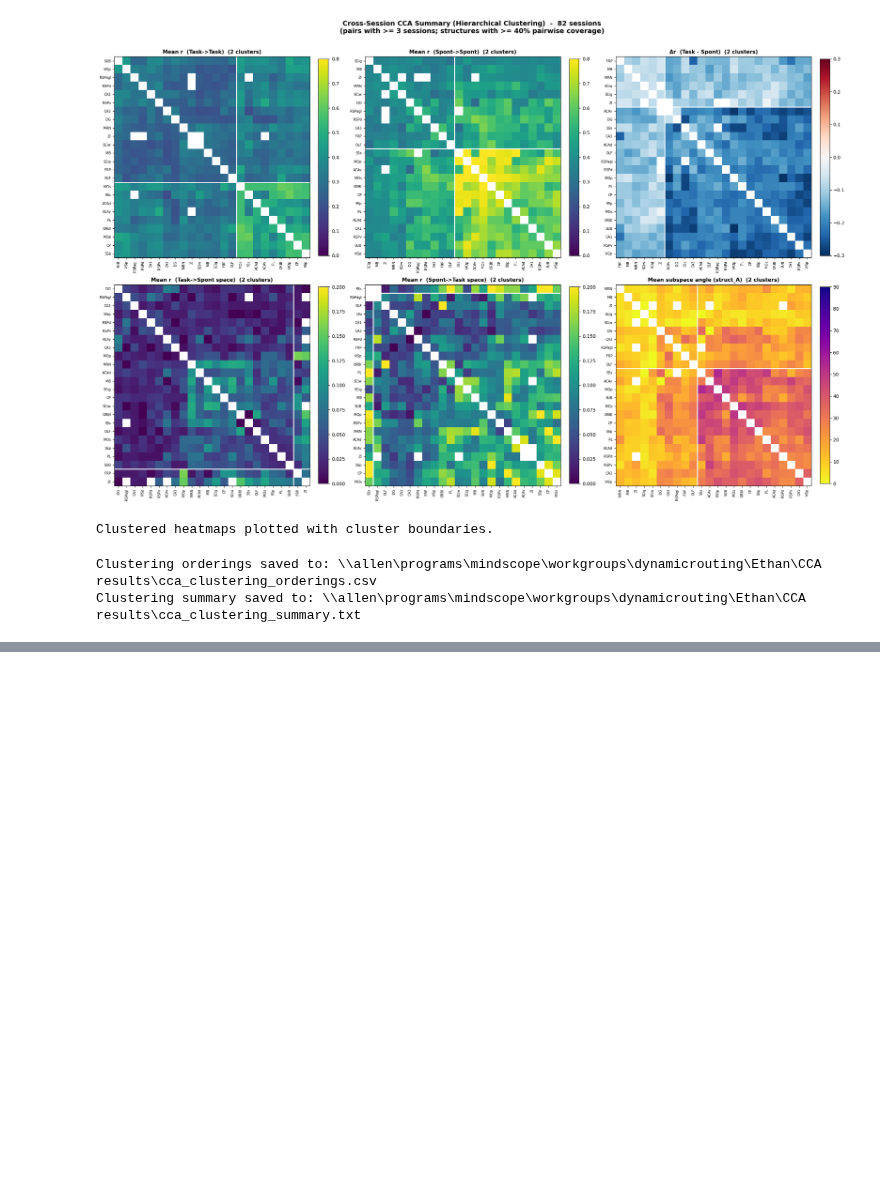
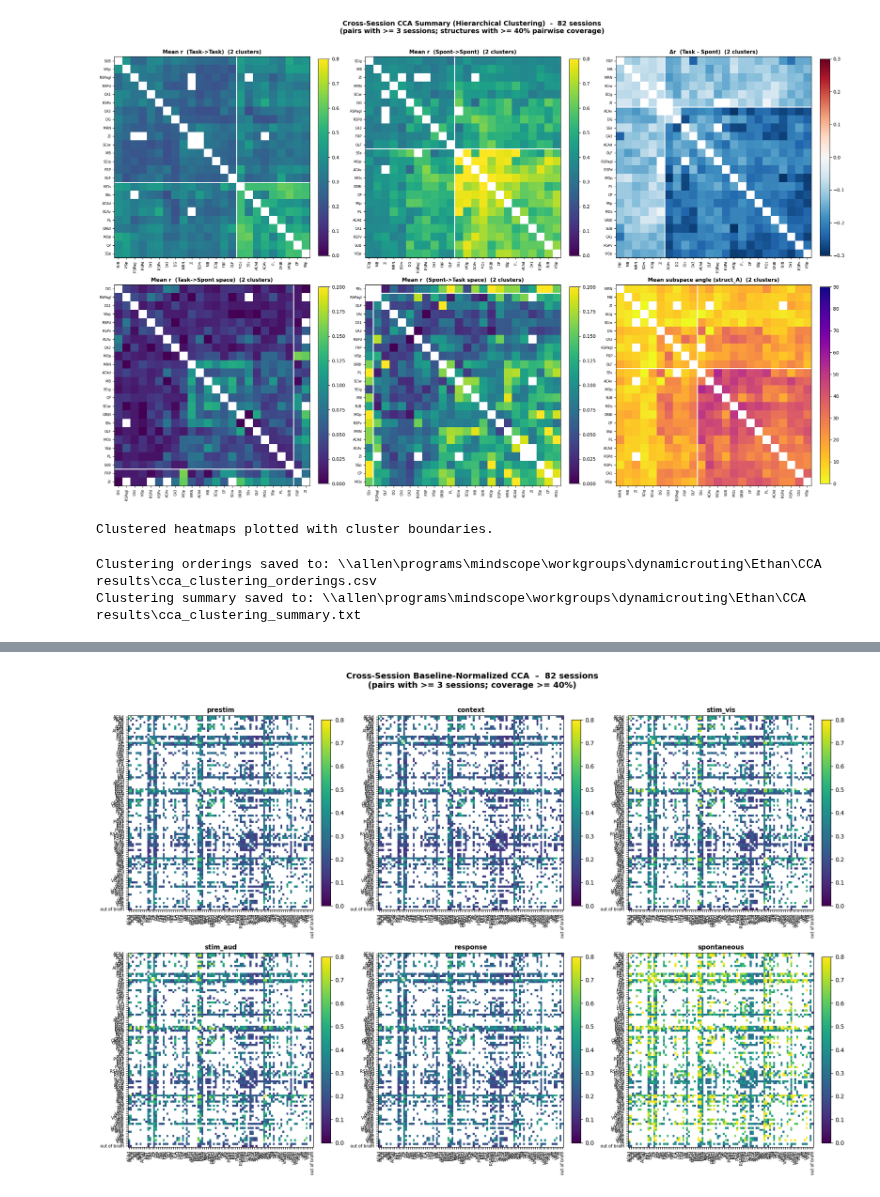
Before and after one commit to AllenInstitute/dynamic_routing_analysis, a Jupyter notebook: notebooks/CCA_cross_session.ipynb, the cells around one changed output, grey strips where cells are left out. Saved outputs shown, nothing was run; the diff lists cells and outputs as text; code cells hidden in the pictures; blank space fills up the shorter version.

```diff
--- a/notebooks/CCA_cross_session.ipynb
+++ b/notebooks/CCA_cross_session.ipynb
@@ -969,0 +1309,18 @@ Clustering summary saved to: \\allen\programs\mindscope\workgroups\dynamicroutin
+# %%
+# ── Load & aggregate normalized CCA results ────────────────────────────────────
+norm_summary_files = sorted(output_dir.glob('cca_summary_norm_*.parquet'))
+print(f"Found {len(norm_summary_files)} normalized summary files")
+
+all_norm_summaries = []
+for f in norm_summary_files:
+    try:
+        all_norm_summaries.append(pd.read_parquet(f))
+    except Exception as e:
+        print(f"  Could not load {f.name}: {e}")
+
+all_norm_summaries_df = pd.concat(all_norm_summaries, ignore_index=True)
+all_norm_summaries_df = all_norm_summaries_df.query('session_id in @dr_session_list_good')
+
+print(f"Total rows: {len(all_norm_summaries_df)}")
+print(f"Sessions: {all_norm_summaries_df['session_id'].nunique()}")
+print(f"Windows: {all_norm_summaries_df['time_window'].unique().tolist()}")
@@ -969,0 +1440,31 @@ Clustering summary saved to: \\allen\programs\mindscope\workgroups\dynamicroutin
+# %%
+# ── Heatmaps: cross-session normalized CCA per time window ─────────────────────
+COVERAGE_THRESH = 0.40
+norm_plot_structs = filter_structs_by_coverage(
+    cross_session_norm_filt,
+    sorted(set(cross_session_norm_filt['struct_A']) | set(cross_session_norm_filt['struct_B'])),
+    COVERAGE_THRESH
+)
+
+window_names_norm = ['prestim', 'context', 'stim_vis', 'stim_aud', 'response', 'spontaneous']
+n_win_norm = len(window_names_norm)
+
+fig, axes = plt.subplots(2, 3, figsize=(18, 12))
+axes = axes.flatten()
+
+for idx, win_name in enumerate(window_names_norm):
+    sub = cross_session_norm_filt[cross_session_norm_filt['time_window'] == win_name]
+    mat = build_matrix(sub, 'mean_r', norm_plot_structs)
+    plot_heatmap(axes[idx], mat, norm_plot_structs,
+                 f'{win_name}', 0, 0.8, 'viridis', fig)
+
+n_sess_norm = all_norm_summaries_df['session_id'].nunique()
+plt.suptitle(
+    f'Cross-Session Baseline-Normalized CCA  –  {n_sess_norm} sessions\n'
+    f'(pairs with >= {MIN_SESSIONS} sessions; coverage >= {COVERAGE_THRESH:.0%})',
+    fontsize=14, fontweight='bold', y=1.01
+)
+plt.tight_layout()
+plt.show()
+# %% [output]
+[figure, added]
```
Also changed, not shown: parts of 23 cells of this notebook, 17 other files.
